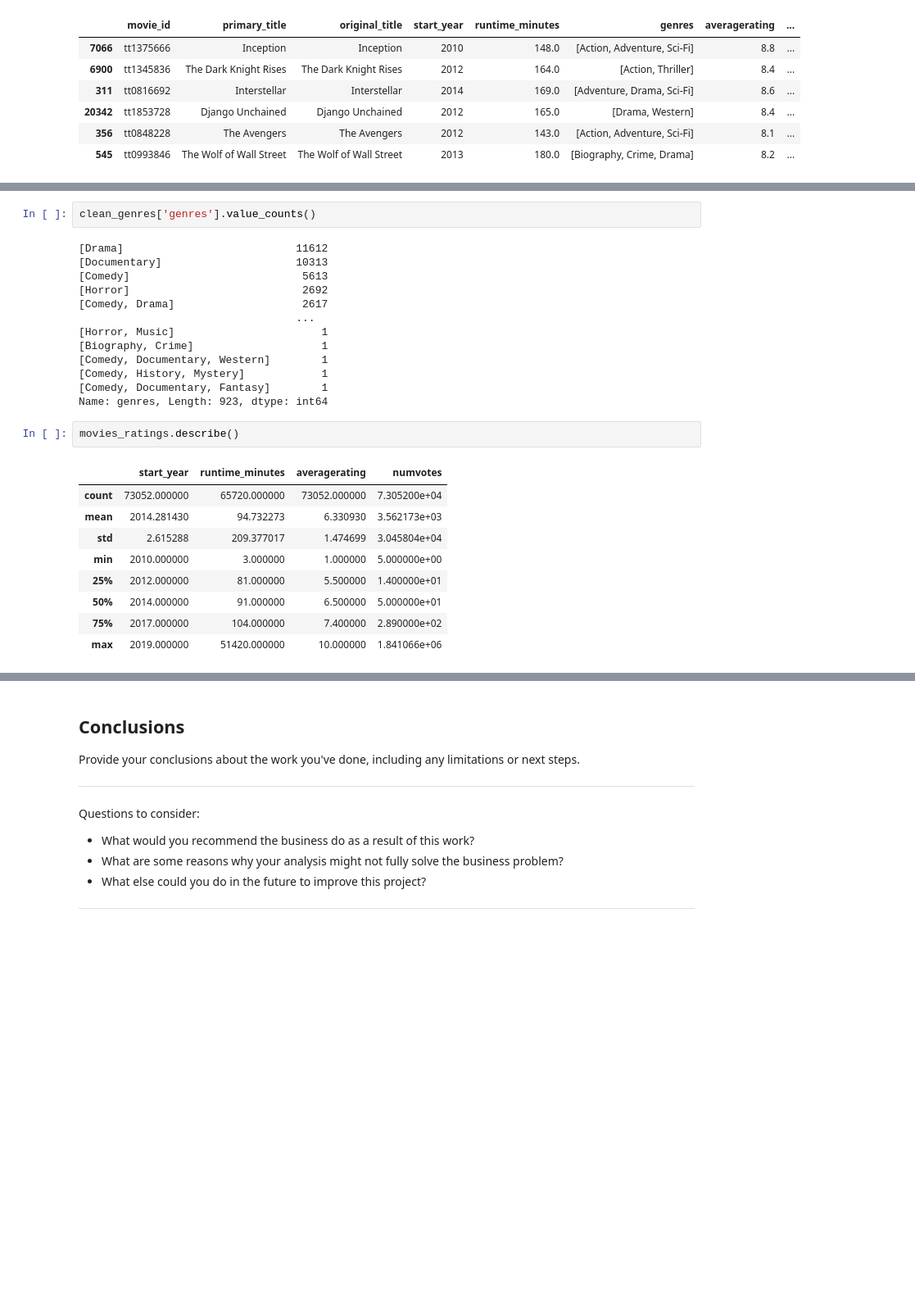
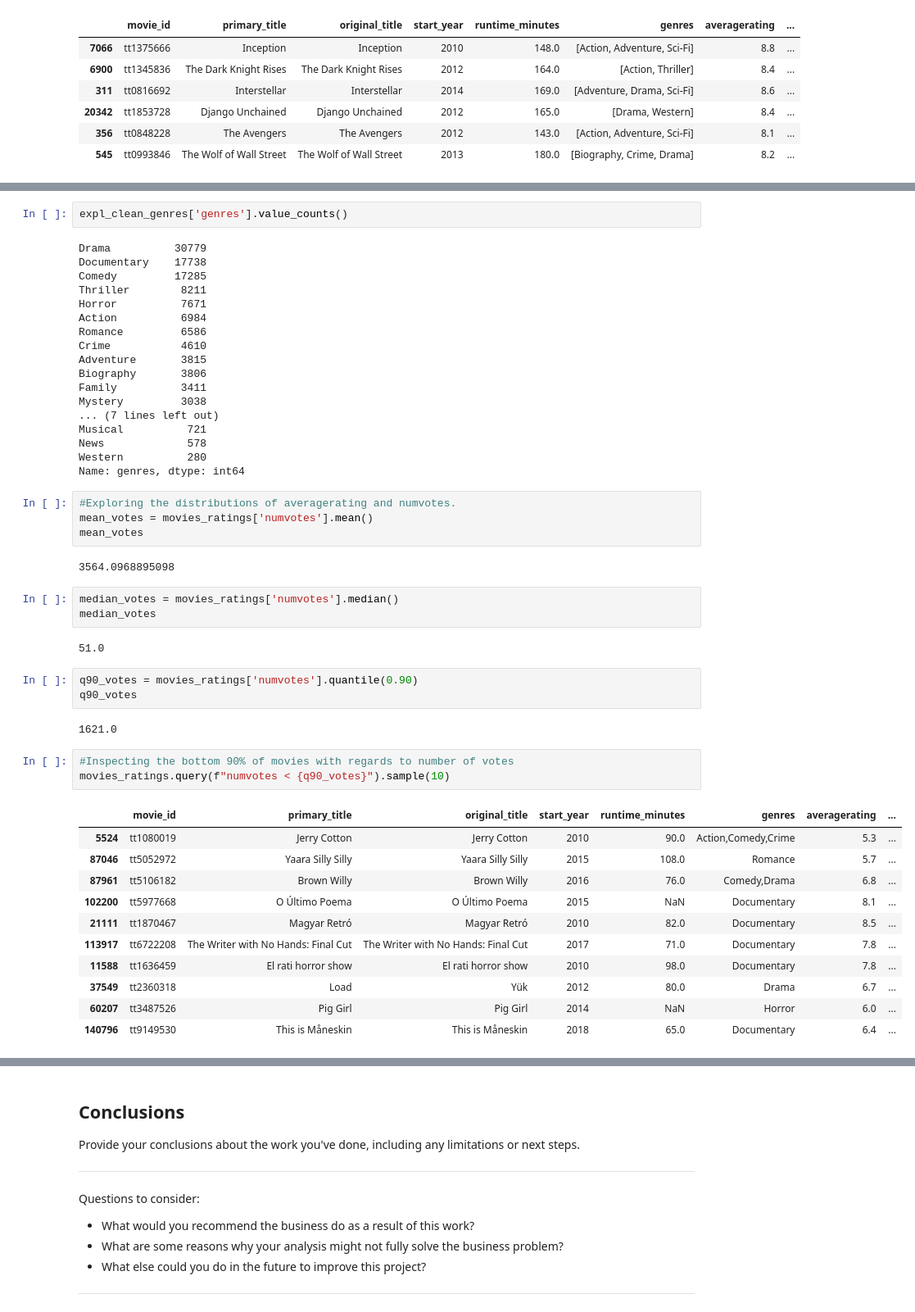
Before and after one commit to ndutakanyora/Movie-Industry-Research, a Jupyter notebook: dsc-phase1-project-template.ipynb, the cells around one changed output, grey strips where cells are left out. Shown at 82% size. Drawn from its saved outputs; the diff is of its cells as text; blank space fills up the shorter version.

```diff
--- a/dsc-phase1-project-template.ipynb
+++ b/dsc-phase1-project-template.ipynb
@@ -318,27 +305,51 @@ Index: []
 # %%
-clean_genres['genres'].value_counts()
+expl_clean_genres['genres'].value_counts()
 # %% [output]
-[Drama]                           11612
-[Documentary]                     10313
-[Comedy]                           5613
-[Horror]                           2692
-[Comedy, Drama]                    2617
-                                  ...
-[Horror, Music]                       1
-[Biography, Crime]                    1
-[Comedy, Documentary, Western]        1
-[Comedy, History, Mystery]            1
-[Comedy, Documentary, Fantasy]        1
-Name: genres, Length: 923, dtype: int64
+Drama          30779
+Documentary    17738
+Comedy         17285
+Thriller        8211
+Horror          7671
+Action          6984
+Romance         6586
+Crime           4610
+Adventure       3815
+Biography       3806
+Family          3411
+Mystery         3038
+... (7 lines left out)
+Musical          721
+News             578
+Western          280
+Name: genres, dtype: int64
-# %%
-movies_ratings.describe()
-# %% [output]
-|  | start_year | runtime_minutes | averagerating | numvotes |
-| count | 73052.000000 | 65720.000000 | 73052.000000 | 7.305200e+04 |
-| mean | 2014.281430 | 94.732273 | 6.330930 | 3.562173e+03 |
-| std | 2.615288 | 209.377017 | 1.474699 | 3.045804e+04 |
-| min | 2010.000000 | 3.000000 | 1.000000 | 5.000000e+00 |
-| 25% | 2012.000000 | 81.000000 | 5.500000 | 1.400000e+01 |
-| 50% | 2014.000000 | 91.000000 | 6.500000 | 5.000000e+01 |
-| 75% | 2017.000000 | 104.000000 | 7.400000 | 2.890000e+02 |
-| max | 2019.000000 | 51420.000000 | 10.000000 | 1.841066e+06 |
+# %%
+#Exploring the distributions of averagerating and numvotes.
+mean_votes = movies_ratings['numvotes'].mean()
+mean_votes
+# %% [output]
+3564.0968895098
+# %%
+median_votes = movies_ratings['numvotes'].median()
+median_votes
+# %% [output]
+51.0
+# %%
+q90_votes = movies_ratings['numvotes'].quantile(0.90)
+q90_votes
+# %% [output]
+1621.0
+# %%
+#Inspecting the bottom 90% of movies with regards to number of votes
+movies_ratings.query(f"numvotes < {q90_votes}").sample(10)
+# %% [output]
+|  | movie_id | primary_title | original_title | start_year | runtime_minutes | genres | averagerating | ... |
+| 5524 | tt1080019 | Jerry Cotton | Jerry Cotton | 2010 | 90.0 | Action,Comedy,Crime | 5.3 | ... |
+| 87046 | tt5052972 | Yaara Silly Silly | Yaara Silly Silly | 2015 | 108.0 | Romance | 5.7 | ... |
+| 87961 | tt5106182 | Brown Willy | Brown Willy | 2016 | 76.0 | Comedy,Drama | 6.8 | ... |
+| 102200 | tt5977668 | O Último Poema | O Último Poema | 2015 | NaN | Documentary | 8.1 | ... |
+| 21111 | tt1870467 | Magyar Retró | Magyar Retró | 2010 | 82.0 | Documentary | 8.5 | ... |
+| 113917 | tt6722208 | The Writer with No Hands: Final Cut | The Writer with No Hands: Final Cut | 2017 | 71.0 | Documentary | 7.8 | ... |
+| 11588 | tt1636459 | El rati horror show | El rati horror show | 2010 | 98.0 | Documentary | 7.8 | ... |
+| 37549 | tt2360318 | Load | Yük | 2012 | 80.0 | Drama | 6.7 | ... |
+| 60207 | tt3487526 | Pig Girl | Pig Girl | 2014 | NaN | Horror | 6.0 | ... |
+| 140796 | tt9149530 | This is Måneskin | This is Måneskin | 2018 | 65.0 | Documentary | 6.4 | ... |
```
Also changed, not shown: parts of 33 cells of this notebook.
